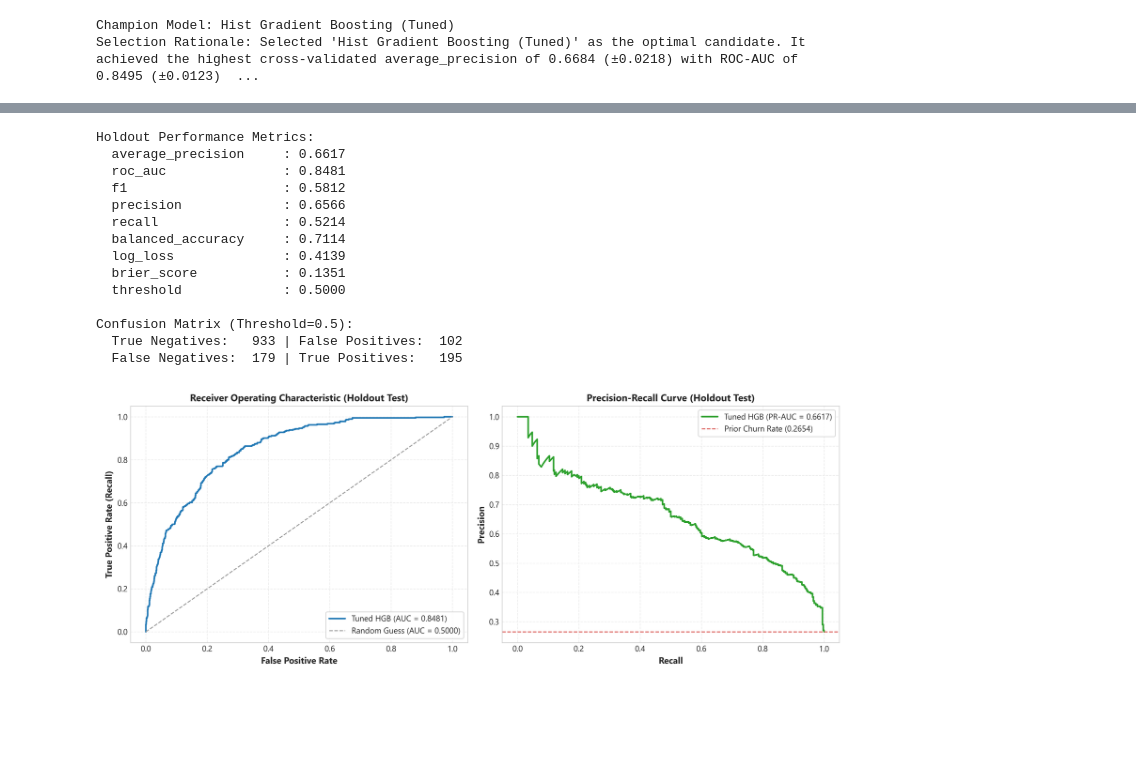
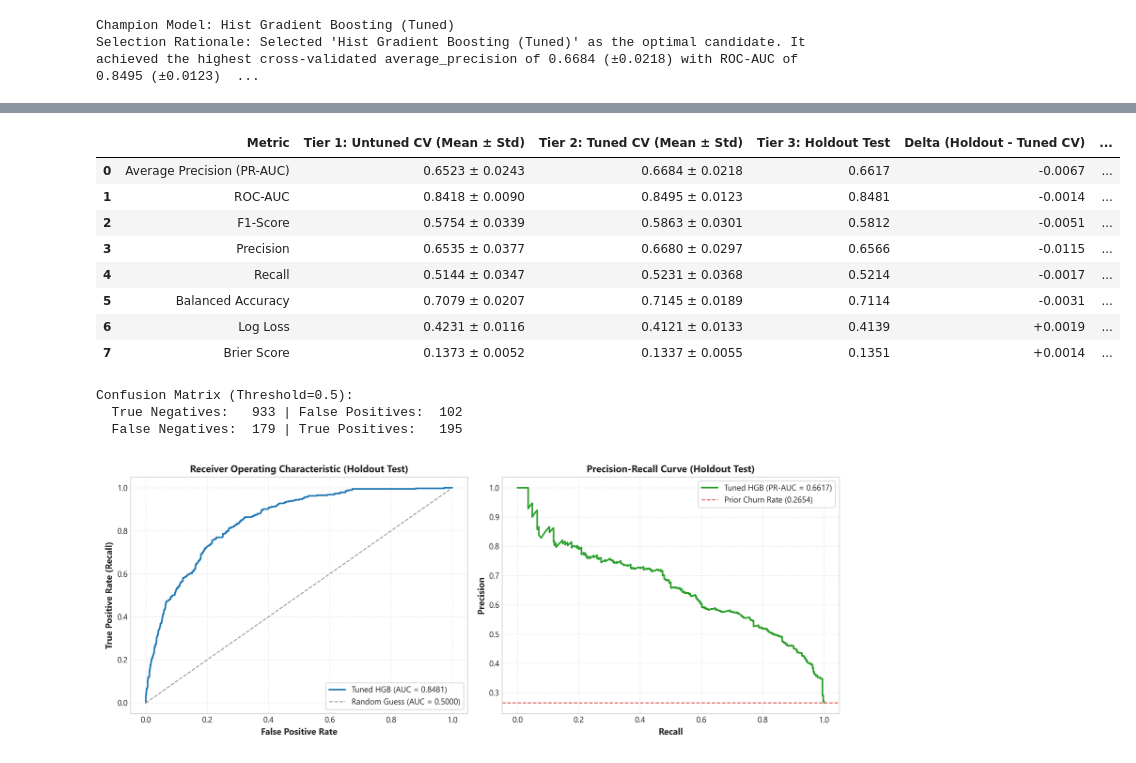
Before and after one commit to ThunderSkull7/predictlab-ml-platform, a Jupyter notebook: notebooks/04_model_training_and_comparison.ipynb, the cells around one changed output, grey strips where cells are left out. Drawn from its saved outputs; the diff is of its cells as text; code cells hidden in the pictures; blank space fills up the shorter version.

Commit message:
fix(models): reconcile Phase 4 evaluation methodology and reporting

```diff
--- a/notebooks/04_model_training_and_comparison.ipynb
+++ b/notebooks/04_model_training_and_comparison.ipynb
@@ -129,0 +126,8 @@ The selected pipeline is refitted on full `X_train` and evaluated once on the un
+# %%
+with open(exp_dir / "tuned_model_cv_results.json") as f:
+    tuned_cv = json.load(f)
+
+print("Tuned Model 5-Fold Cross-Validation Metrics (Mean ± Std):")
+for metric, mean_val in tuned_cv["mean_metrics"].items():
+    std_val = tuned_cv["std_metrics"].get(metric, 0.0)
+    print(f"  {metric:22s}: {mean_val:.4f} ± {std_val:.4f}")
@@ -130,27 +161,60 @@ The selected pipeline is refitted on full `X_train` and evaluated once on the un
+# %%
+with open(exp_dir / "holdout_evaluation.json") as f:
+    holdout = json.load(f)
+
+with open(exp_dir / "tuned_model_cv_results.json") as f:
+    tuned_cv = json.load(f)
+
+df_bench = pd.read_csv(exp_dir / "model_benchmarks_summary.csv")
+untuned_row = df_bench[df_bench["Model"].str.contains("Hist Gradient Boosting") & ~df_bench["Model"].str.contains("Balanced")].iloc[0]
+
+comparison_records = []
+metrics_keys = [
+    ("average_precision", "Average Precision (PR-AUC)"),
+    ("roc_auc", "ROC-AUC"),
+    ("f1", "F1-Score"),
+    ("precision", "Precision"),
+    ("recall", "Recall"),
+    ("balanced_accuracy", "Balanced Accuracy"),
+    ("log_loss", "Log Loss"),
+    ("brier_score", "Brier Score"),
+]
+
+for key, label in metrics_keys:
+    untuned_val = untuned_row[key]
+    tuned_mean = tuned_cv["mean_metrics"][key]
+    tuned_std = tuned_cv["std_metrics"][key]
+    holdout_val = holdout["metrics"][key]
+    delta = holdout_val - tuned_mean
+    sigma_delta = delta / tuned_std if tuned_std > 0 else 0.0
+
+    comparison_records.append({
+        "Metric": label,
+        "Tier 1: Untuned CV (Mean ± Std)": str(untuned_val),
+        "Tier 2: Tuned CV (Mean ± Std)": f"{tuned_mean:.4f} ± {tuned_std:.4f}",
+        "Tier 3: Holdout Test": f"{holdout_val:.4f}",
+        "Delta (Holdout - Tuned CV)": f"{delta:+.4f}",
+        "Delta (σ)": f"{sigma_delta:+.2f} σ",
+    })
+
+df_three_tier = pd.DataFrame(comparison_records)
+display(df_three_tier)
+# %% [output]
+|  | Metric | Tier 1: Untuned CV (Mean ± Std) | Tier 2: Tuned CV (Mean ± Std) | Tier 3: Holdout Test | Delta (Holdout - Tuned CV) | ... |
+| 0 | Average Precision (PR-AUC) | 0.6523 ± 0.0243 | 0.6684 ± 0.0218 | 0.6617 | -0.0067 | ... |
+| 1 | ROC-AUC | 0.8418 ± 0.0090 | 0.8495 ± 0.0123 | 0.8481 | -0.0014 | ... |
+| 2 | F1-Score | 0.5754 ± 0.0339 | 0.5863 ± 0.0301 | 0.5812 | -0.0051 | ... |
+| 3 | Precision | 0.6535 ± 0.0377 | 0.6680 ± 0.0297 | 0.6566 | -0.0115 | ... |
+| 4 | Recall | 0.5144 ± 0.0347 | 0.5231 ± 0.0368 | 0.5214 | -0.0017 | ... |
+| 5 | Balanced Accuracy | 0.7079 ± 0.0207 | 0.7145 ± 0.0189 | 0.7114 | -0.0031 | ... |
+| 6 | Log Loss | 0.4231 ± 0.0116 | 0.4121 ± 0.0133 | 0.4139 | +0.0019 | ... |
+| 7 | Brier Score | 0.1373 ± 0.0052 | 0.1337 ± 0.0055 | 0.1351 | +0.0014 | ... |
 # %%
-with open(exp_dir / "holdout_evaluation.json") as f:
-    holdout = json.load(f)
-
-print("Holdout Performance Metrics:")
-for metric, val in holdout["metrics"].items():
-    print(f"  {metric:22s}: {val:.4f}")
-
 cm = holdout["confusion_matrix"]
 print(f"\nConfusion Matrix (Threshold={holdout['threshold']}):")
 print(f"  True Negatives:  {cm['true_negatives']:4d} | False Positives: {cm['false_positives']:4d}")
 print(f"  False Negatives: {cm['false_negatives']:4d} | True Positives:  {cm['true_positives']:4d}")
 # %% [output]
-Holdout Performance Metrics:
-  average_precision     : 0.6617
-  roc_auc               : 0.8481
-  f1                    : 0.5812
-  precision             : 0.6566
-  recall                : 0.5214
-  balanced_accuracy     : 0.7114
-  log_loss              : 0.4139
-  brier_score           : 0.1351
-  threshold             : 0.5000
-
 Confusion Matrix (Threshold=0.5):
   True Negatives:   933 | False Positives:  102
   False Negatives:  179 | True Positives:   195
```
Also changed, not shown: parts of 4 cells of this notebook, 4 other files.
